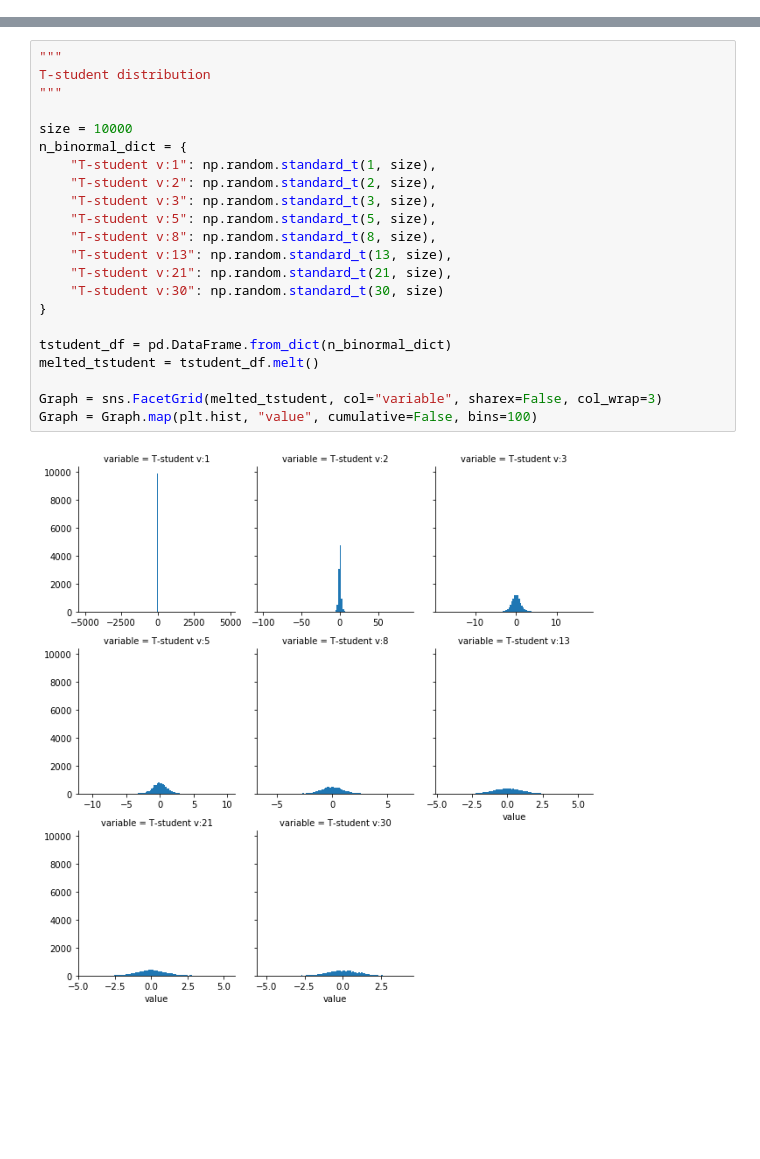
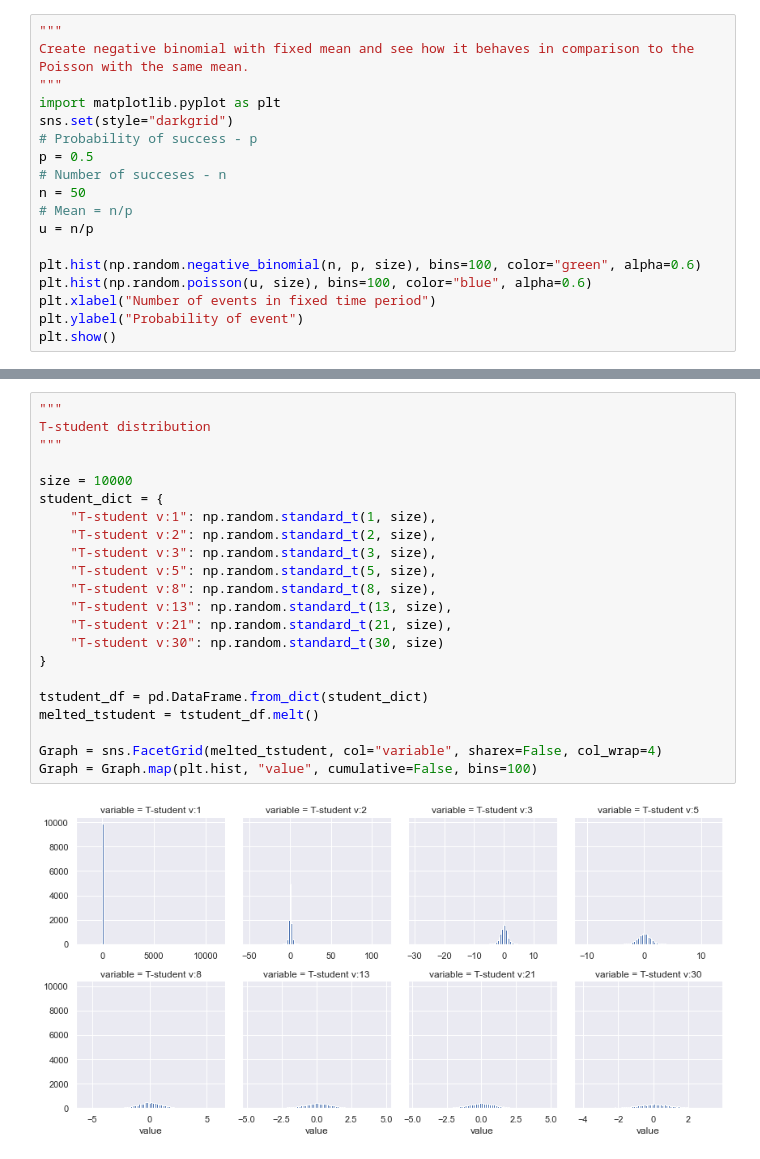
Before and after one commit to mmoskala07/Data-Analytics-Scripts, a Jupyter notebook: Lab 2 and 3 - Probabilistic Building Blocks/Lab3.ipynb, the cells around one changed output, grey strips where cells are left out. Drawn from its saved outputs; the diff is of its cells as text; blank space fills up the shorter version.

```diff
--- a/Lab 2 and 3 - Probabilistic Building Blocks/Lab3.ipynb
+++ b/Lab 2 and 3 - Probabilistic Building Blocks/Lab3.ipynb
@@ -110,0 +135,18 @@ Text(-2.6999999999999957, 0.5, 'Probability of failure at next trial')
+# %%
+"""
+Create negative binomial with fixed mean and see how it behaves in comparison to the Poisson with the same mean.
+"""
+import matplotlib.pyplot as plt
+sns.set(style="darkgrid")
+# Probability of success - p
+p = 0.5
+# Number of succeses - n
+n = 50
+# Mean = n/p
+u = n/p
+
+plt.hist(np.random.negative_binomial(n, p, size), bins=100, color="green", alpha=0.6)
+plt.hist(np.random.poisson(u, size), bins=100, color="blue", alpha=0.6)
+plt.xlabel("Number of events in fixed time period")
+plt.ylabel("Probability of event")
+plt.show()
@@ -139,24 +183,24 @@ Covariance
 # %%
 """
 T-student distribution
 """
 
 size = 10000
-n_binormal_dict = {
+student_dict = {
     "T-student v:1": np.random.standard_t(1, size),
     "T-student v:2": np.random.standard_t(2, size),
     "T-student v:3": np.random.standard_t(3, size),
     "T-student v:5": np.random.standard_t(5, size),
     "T-student v:8": np.random.standard_t(8, size),
     "T-student v:13": np.random.standard_t(13, size),
     "T-student v:21": np.random.standard_t(21, size),
     "T-student v:30": np.random.standard_t(30, size)
 }
 
-tstudent_df = pd.DataFrame.from_dict(n_binormal_dict)
+tstudent_df = pd.DataFrame.from_dict(student_dict)
 melted_tstudent = tstudent_df.melt()
 
-Graph = sns.FacetGrid(melted_tstudent, col="variable", sharex=False, col_wrap=3)
+Graph = sns.FacetGrid(melted_tstudent, col="variable", sharex=False, col_wrap=4)
 Graph = Graph.map(plt.hist, "value", cumulative=False, bins=100)
 # %% [output]
-[figure, old version]
+[figure, new version]
```
Also changed, not shown: parts of 8 cells of this notebook.
